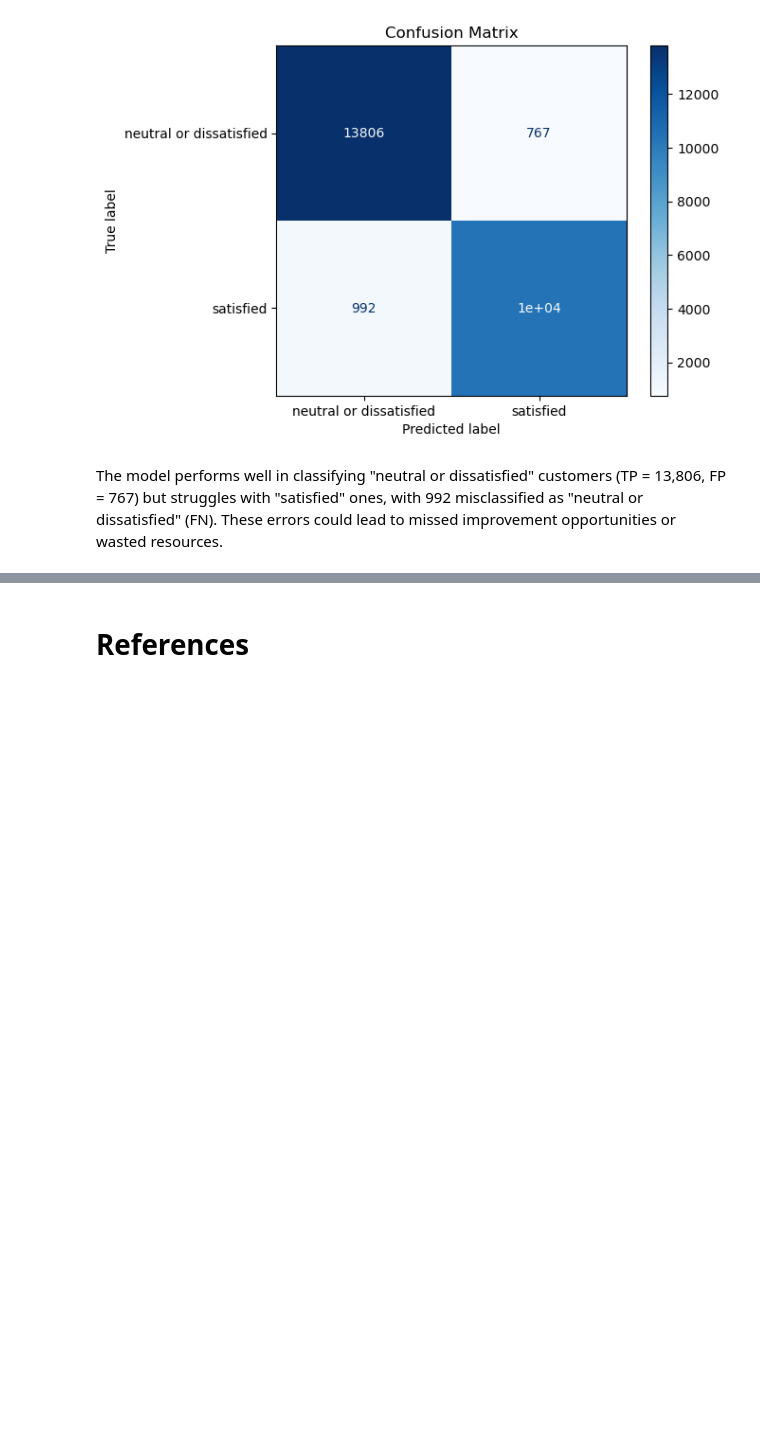
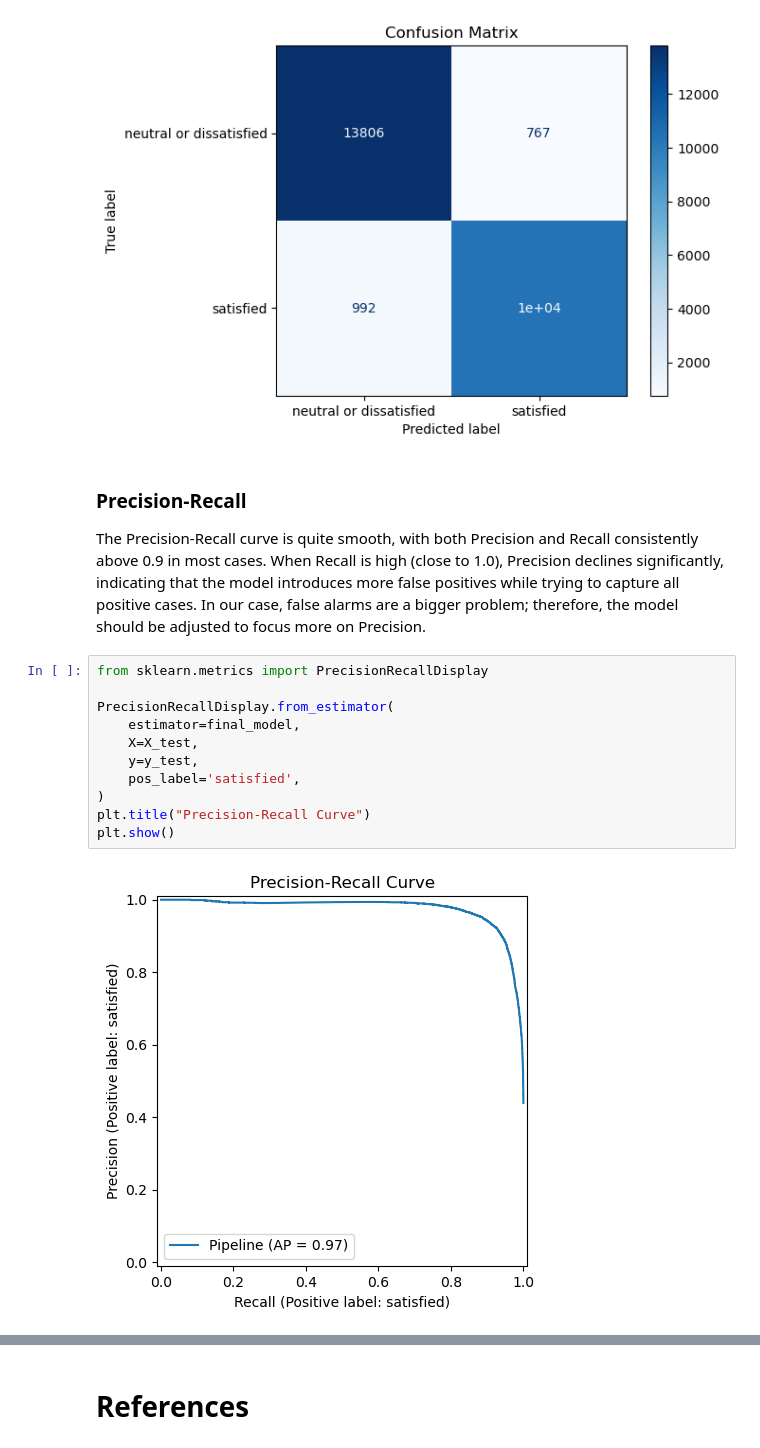
Before and after one commit to UBC-MDS/DSCI_522_group12, a Jupyter notebook: notebooks/airline_passenger_satisfaction_predictor.ipynb, the cells around one changed output, grey strips where cells are left out. Cells and saved outputs as stored; diff of their text form; blank space fills up the shorter version.

```diff
--- a/notebooks/airline_passenger_satisfaction_predictor.ipynb
+++ b/notebooks/airline_passenger_satisfaction_predictor.ipynb
@@ -487,4 +497,18 @@ plt.show()
 # %% [output]
 [figure]
 # %% [markdown]
-The model performs well in classifying "neutral or dissatisfied" customers (TP = 13,806, FP = 767) but struggles with "satisfied" ones, with 992 misclassified as "neutral or dissatisfied" (FN). These errors could lead to missed improvement opportunities or wasted resources.
+### Precision-Recall
+The Precision-Recall curve is quite smooth, with both Precision and Recall consistently above 0.9 in most cases. When Recall is high (close to 1.0), Precision declines significantly, indicating that the model introduces more false positives while trying to capture all positive cases. In our case, false alarms are a bigger problem; therefore, the model should be adjusted to focus more on Precision.
+# %%
+from sklearn.metrics import PrecisionRecallDisplay
+
+PrecisionRecallDisplay.from_estimator(
+    estimator=final_model,
+    X=X_test,
+    y=y_test,
+    pos_label='satisfied',
+)
+plt.title("Precision-Recall Curve")
+plt.show()
+# %% [output]
+[figure, added]
```
Also changed, not shown: parts of 23 cells of this notebook.
